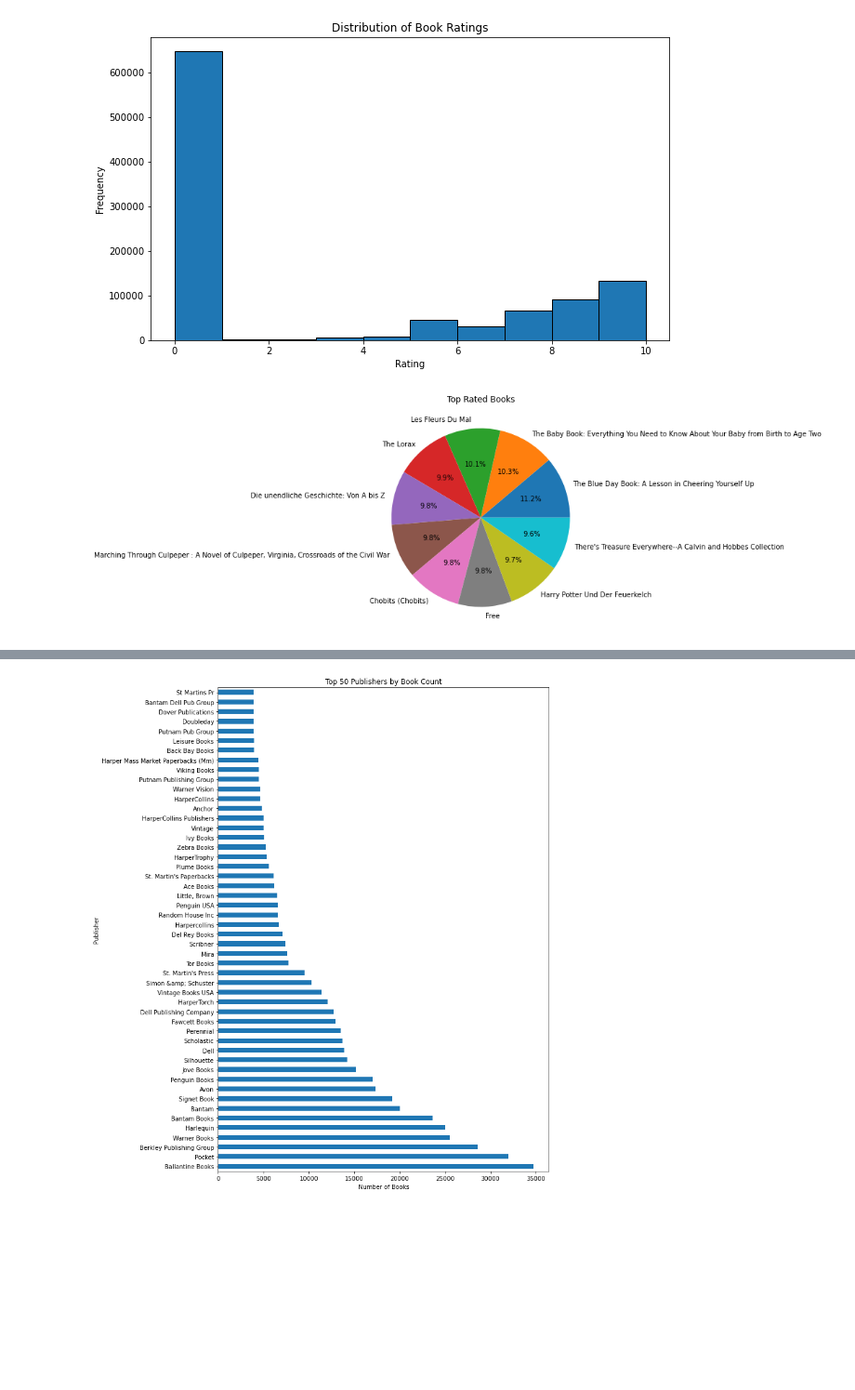
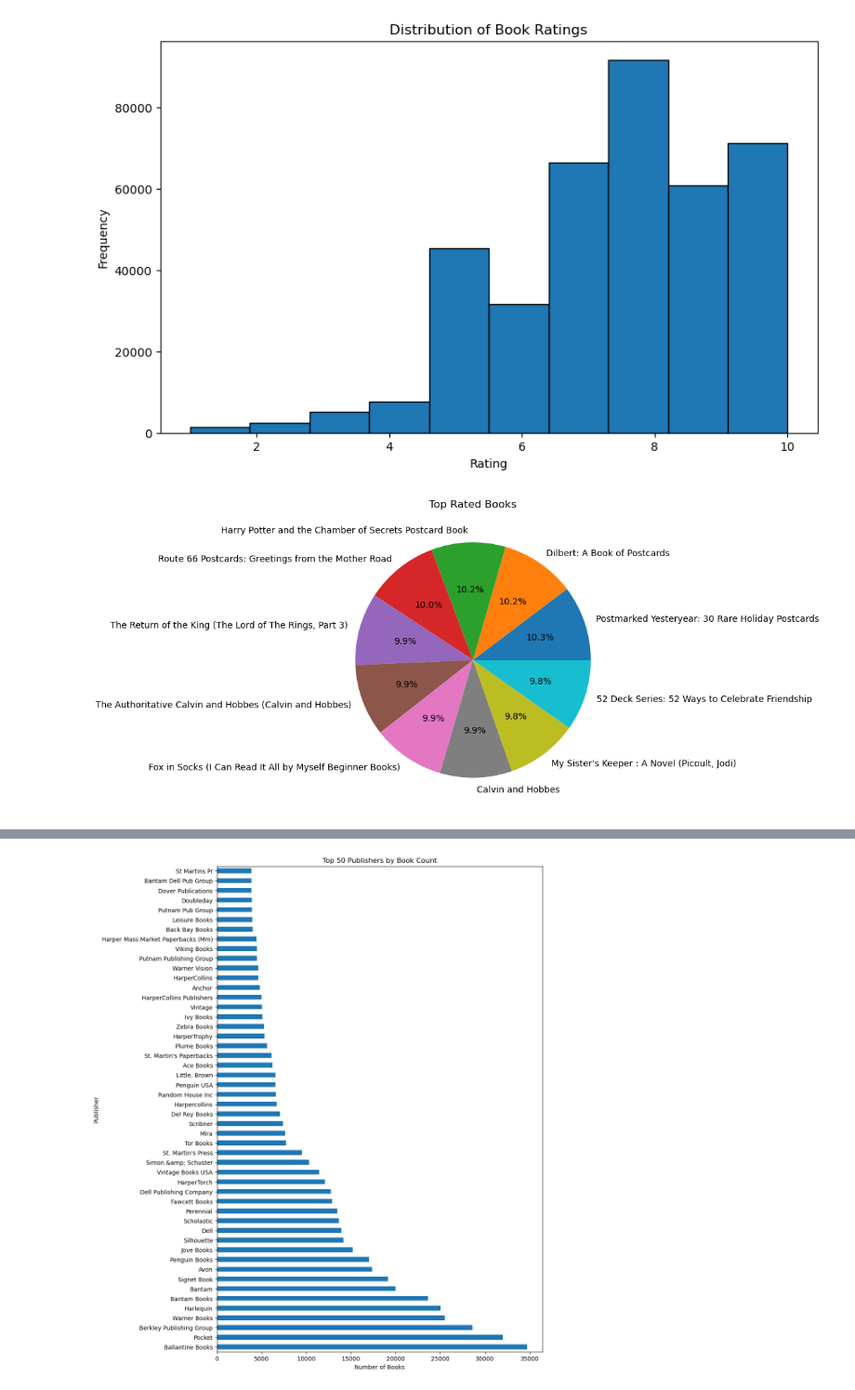
Before and after one commit to korzenim/proj-4-team-3, a Jupyter notebook: Exploratory Data Analysis.ipynb, the cells around one changed output, grey strips where cells are left out. Shown: that part at 93% size. Saved outputs shown, nothing was run; the diff lists cells and outputs as text; code cells hidden in the pictures; blank space fills up the shorter version.

```diff
--- a/Exploratory Data Analysis.ipynb
+++ b/Exploratory Data Analysis.ipynb
@@ -22,0 +63,2 @@ df_ratings_books.head()
+# %%
+data_filtered = pd.read_csv("books_ratings_clean_notfiltered.csv")
@@ -23,23 +92,23 @@ df_ratings_books.head()
 # %%
 plt.figure(figsize=(10, 6))
-df_ratings_books['Book-Rating'].dropna().hist(bins=10, edgecolor='black')
+data_filtered['Book-Rating'].dropna().hist(bins=10, edgecolor='black')
 plt.title('Distribution of Book Ratings')
 plt.xlabel('Rating')
 plt.ylabel('Frequency')
 plt.grid(False)
 plt.show()
 # %% [output]
-[figure, old version]
+[figure, new version]
 # %%
 threshold = 10
-book_ratings_mean_count = df_ratings_books.groupby('Book-Title')['Book-Rating'].agg(['mean', 'count'])
+book_ratings_mean_count = data_filtered.groupby('Book-Title')['Book-Rating'].agg(['mean', 'count'])
 top_rated_books = book_ratings_mean_count[book_ratings_mean_count['count'] > threshold].sort_values('mean', ascending=False)
 
 plt.figure(figsize=(10, 6))
 top_rated_books['mean'].head(10).plot(kind='pie', autopct='%1.1f%%')
 plt.title('Top Rated Books')
 plt.ylabel('')
 plt.show()
 # %% [output]
-[figure, old version]
+[figure, new version]
 # %%
```
Also changed, not shown: parts of 8 cells of this notebook.
